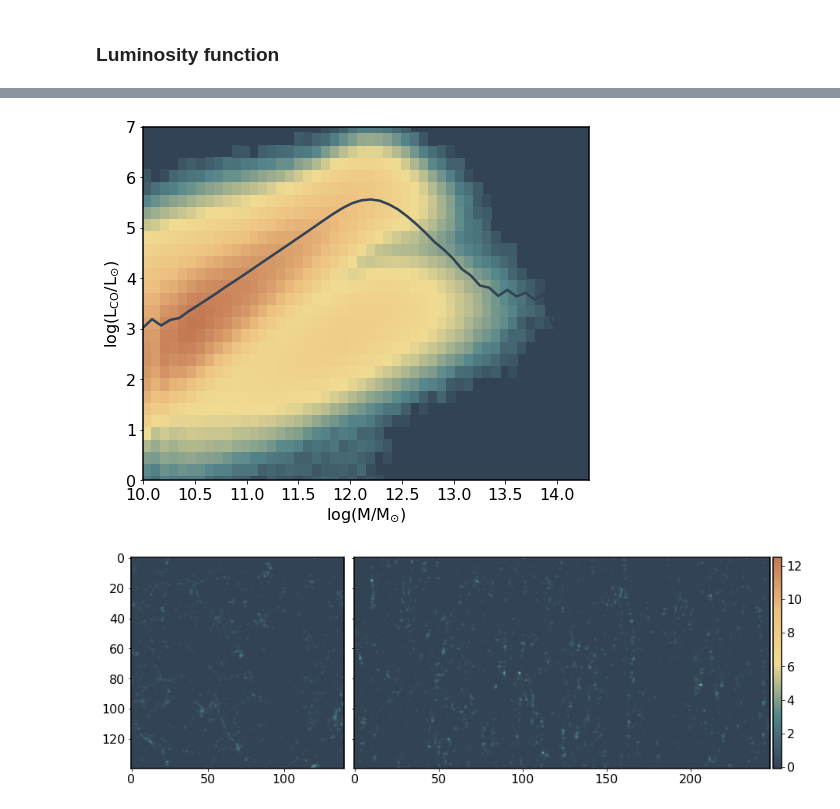
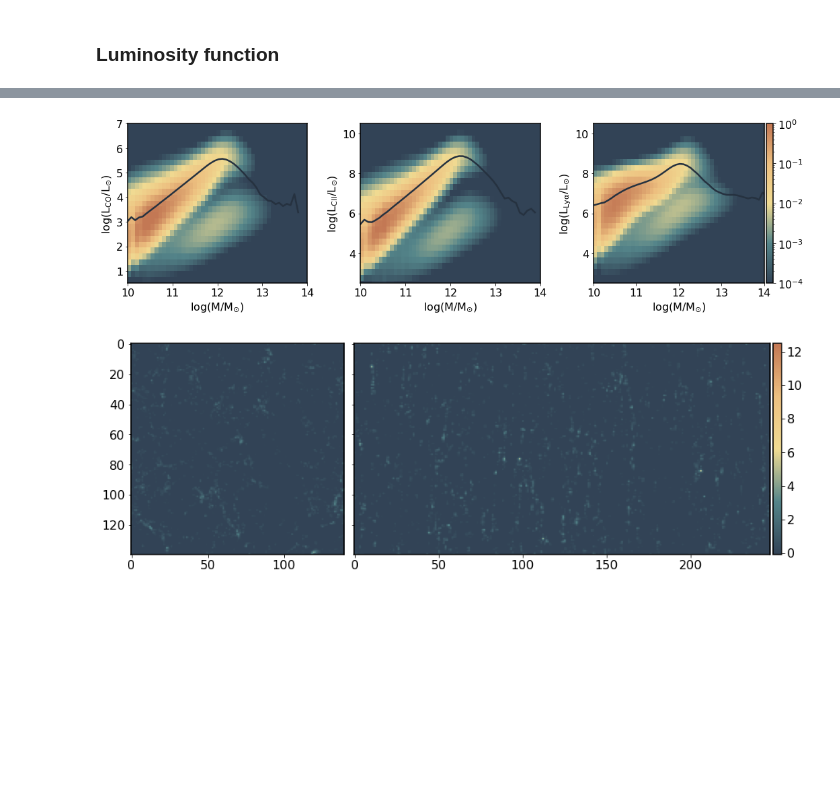
Before and after one commit to kokron/skyLine, a Jupyter notebook: notebooks/LIM LC Showcase.ipynb, the cells around one changed output, grey strips where cells are left out. Cells and saved outputs as stored; diff of their text form; code cells hidden in the pictures; blank space fills up the shorter version.

```diff
--- a/notebooks/LIM LC Showcase.ipynb
+++ b/notebooks/LIM LC Showcase.ipynb
@@ -110,20 +203,22 @@ CO_map=np.asarray(LC_CO.obs_3d_map)
 # %% [markdown]
 ### Luminosity function
+# %%
+logMcat_CO, LCO=np.load('../../LM_COMAP.npy')
 # %%
-inds_RA = (LC_CO.halo_catalog['RA'] > LC_CO.RAObs_min.value)&(LC_CO.halo_catalog['RA'] < LC_CO.RAObs_max.value)
-inds_DEC = (LC_CO.halo_catalog['DEC'] > LC_CO.DECObs_min.value)&(LC_CO.halo_catalog['DEC'] < LC_CO.DECObs_max.value)
-inds_sky = inds_RA&inds_DEC
+#inds_RA = (LC_CO.halo_catalog['RA'] > LC_CO.RAObs_min.value)&(LC_CO.halo_catalog['RA'] < LC_CO.RAObs_max.value)
+#inds_DEC = (LC_CO.halo_catalog['DEC'] > LC_CO.DECObs_min.value)&(LC_CO.halo_catalog['DEC'] < LC_CO.DECObs_max.value)
+#inds_sky = inds_RA&inds_DEC
 
-inds = (LC_CO.nuObs_line_halo['CO'] >= LC_CO.nuObs_min)&(LC_CO.nuObs_line_halo['CO'] <= LC_CO.nuObs_max)&inds_sky
-M_in_survey = LC_CO.halo_catalog['M_HALO'][inds]*LC_CO.Msunh.to(LC_CO.Msunh).value
+#inds = (LC_CO.nuObs_line_halo['CO'] >= LC_CO.nuObs_min)&(LC_CO.nuObs_line_halo['CO'] <= LC_CO.nuObs_max)&inds_sky
+#M_in_survey = LC_CO.halo_catalog['M_HALO'][inds]*LC_CO.Msunh.to(LC_CO.Msunh).value
 
-logMcat=np.log10(M_in_survey)
-LCO = LC_CO.halos_in_survey['CO']['Lhalo'].value
-logM=np.linspace(np.min(logMcat), np.max(logMcat), 50)
+#logMcat=np.log10(M_in_survey)
+#LCO = LC_CO.halos_in_survey['CO']['Lhalo'].value
+logM=np.linspace(np.min(logMcat_CO), np.max(logMcat_CO), 50)
 
 meanLCO=[]
 for i in range(len(logM)-1):
-    inds = (logMcat>=logM[i])&(logMcat<logM[i+1])&(LCO>0)
+    inds = (logMcat_CO>=logM[i])&(logMcat_CO<logM[i+1])&(LCO>0)
     Lbin = LCO[inds]
     meanLCO.append(np.mean(Lbin))
 
@@ -136,20 +283,48 @@ yellow='#f0db92'
 yellow_orange='#edc080'
 orange='#C37854'
 cmap = matplotlib.colors.LinearSegmentedColormap.from_list("", [grey,turquoise,yellow,yellow_orange,orange])
-# %%
-fig = plt.figure(figsize=(8,6.5))
-ax = fig.add_subplot(1, 1, 1) # nrows, ncols, index
-
-ax.hist2d(logMcat[LCO>0], np.log10(LCO[LCO>0]), bins=[50, 50], norm=mpl.colors.LogNorm(), cmap=cmap, density=True)
-ax.plot(logM[:-1], np.log10(meanLCO), color=grey)
-ax.set_facecolor(grey)
-ax.set_ylim(0, 7)
-#plt.colorbar()
-plt.xlabel(r'$\log$(M/M$_{\odot}$)')
-plt.ylabel(r'$\log$(L$_{\rm CO}$/L$_{\odot}$)')
-plt.savefig('/home-2/gsatopo1@jhu.edu/code/LIM Lightcones/LCO_2dhist.png', dpi=300)
-# %% [output]
-[figure, removed]
+# %%
+fig, ax = plt.subplots(nrows=1, ncols=3, figsize=(15,4.5))
+
+ax[0].hist2d(logMcat_CO, np.log10(LCO), bins=[50, 50], norm=mpl.colors.LogNorm(),
+                  cmap=cmap, density=True, vmin=1e-4, vmax=1)
+ax[0].plot(logM[:-1], np.log10(meanLCO), color='#263240')
+ax[0].set_facecolor(grey)
+ax[0].set_ylim(0.5, 7)
+ax[0].set_xlim(10, 14)
+ax[0].set_xlabel(r'$\log$(M/M$_{\odot}$)')
+ax[0].set_ylabel(r'$\log$(L$_{\rm CO}$/L$_{\odot}$)')
+#ax0 = ax[0].twinx()
+#ax0.plot(logM[:-1], meanLCO*(u.Lsun.to(u.erg/u.s)), alpha=0)
+
+ax[1].hist2d(logMcat_CII, np.log10(LCII), bins=[50, 50], norm=mpl.colors.LogNorm(),
+             cmap=cmap, density=True, vmin=1e-4, vmax=1)
+ax[1].plot(logM[:-1], np.log10(meanLCII), color='#263240')
+ax[1].set_facecolor(grey)
+ax[1].set_ylim(2.5, 10.5)
+ax[1].set_xlim(10, 14)
+ax[1].set_xlabel(r'$\log$(M/M$_{\odot}$)')
+ax[1].set_ylabel(r'$\log$(L$_{\rm CII}$/L$_{\odot}$)')
+
+
+im=ax[2].hist2d(logMcat_Lya[LLya>0], np.log10(LLya[LLya>0]), bins=[50, 50], norm=mpl.colors.LogNorm(),
+             cmap=cmap, density=True, vmin=1e-4, vmax=1)
+ax[2].plot(logM[:-1], np.log10(meanLLya), color='#263240')
+ax[2].set_facecolor(grey)
+ax[2].set_ylim(2.5, 10.5)
+ax[2].set_xlim(10, 14)
+
+divider = make_axes_locatable(ax[2])
+cax = divider.append_axes('right', size='4%', pad=0.05)
+fig.colorbar(im[3], cax=cax, orientation='vertical')
+ax[2].set_xlabel(r'$\log$(M/M$_{\odot}$)')
+ax[2].set_ylabel(r'$\log$(L$_{\rm Ly\alpha}$/L$_{\odot}$)')
+
+plt.tight_layout()
+
+plt.savefig('/home-2/gsatopo1@jhu.edu/code/LIM Lightcones/LM_2dhist.png', dpi=300)
+# %% [output]
+[figure, added]
 # %%
 nu_CO=115.271*u.GHz
 zmin_CO = 2.4
```
Also changed, not shown: parts of 41 cells of this notebook.
